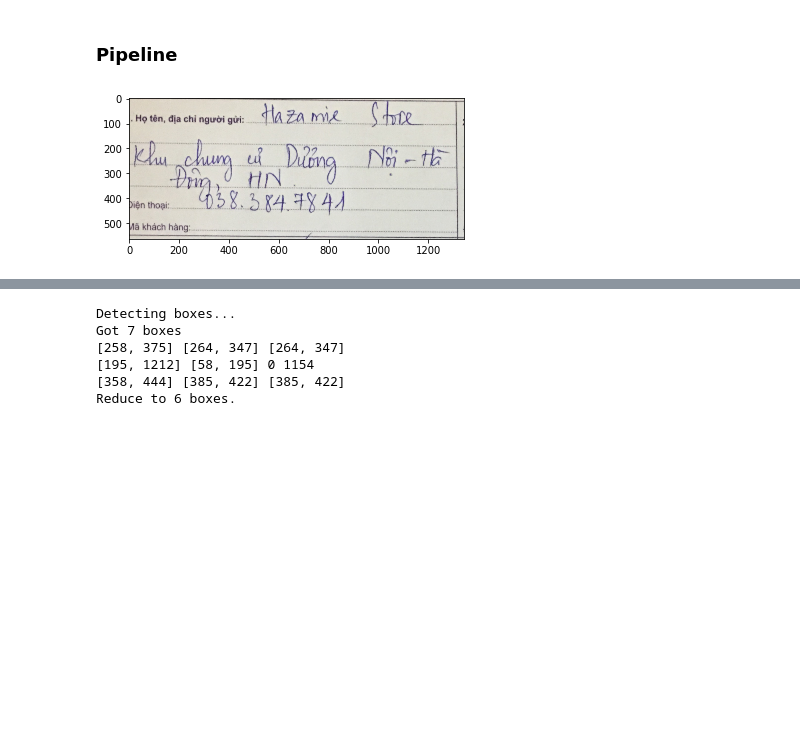
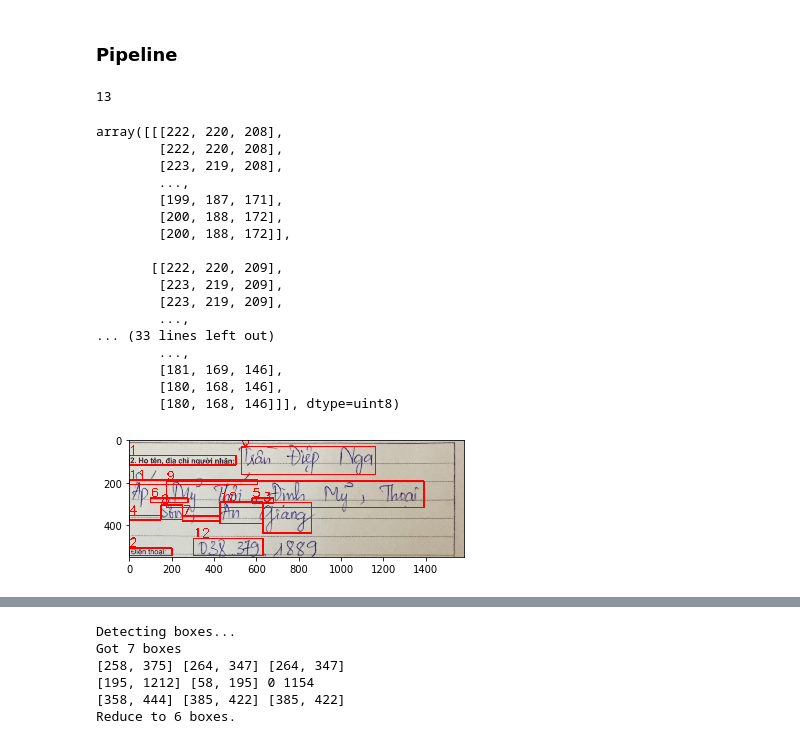
Before and after one commit to bpechcorp/emsregisterform, a Jupyter notebook: ctpn/Merge boxes.ipynb, the cells around one changed output, grey strips where cells are left out. Saved outputs shown, nothing was run; the diff lists cells and outputs as text; code cells hidden in the pictures; blank space fills up the shorter version.

Commit message:
Update merge boxes.:

```diff
--- a/ctpn/Merge boxes.ipynb
+++ b/ctpn/Merge boxes.ipynb
@@ -77,7 +77,3 @@ class LineDetector(object):
         return self.run_image(img_arr)
 # %%
 line_detector = LineDetector()
-# %%
-fname = '001.png'
-list_box = line_detector.run_file(fname)
-print (list_box)
@@ -193,4 +132,18 @@ def draw_boxes(image, boxes):
 # %%
+def draw_boxes(image, boxes):
+    for i in range(len(boxes)):
+        (x, y) = (boxes[i][0], boxes[i][1])
+        (w, h) = (boxes[i][2], boxes[i][3])
+
+        cv2.rectangle(image, (x, y), (w, h), red, 5)
+        cv2.putText(image, str(i), (x, y - 5), cv2.FONT_HERSHEY_SIMPLEX,
+                    2, red, 4)
+
+    plot_img(image)
+
+    return image
+
+
 def overlap(x0, x1):
     olap = [0] * 2
 
@@ -200,7 +153,7 @@ def overlap(x0, x1):
     olap[0] = max(x0[0], x1[0])
     olap[1] = min(x0[1], x1[1])
 
-    print(x0, x1, olap)
+#     print(x0, x1, olap)
 
     return len_x(*olap) * 1. / max(len_x(x0[0], x1[1]), len_x(x0[1], x1[0]))
 
@@ -253,3 +206,24 @@ def join_all_boxes(list_box):
             i += 2
 
     return ret_boxes
+
+
+def join_all_boxes(list_box):
+    boxes = list_box.copy()
+
+    # sort by x[1]
+    boxes = sorted(boxes, key=lambda x: x[1])
+    ret_boxes = []
+    ret_boxes.append(boxes[0])
+
+    for i in range(len(boxes) - 1):
+        if olap_box(ret_boxes[-1], boxes[i + 1]) > 0.6:
+            box = ret_boxes.pop()
+            box = join_box(box, boxes[i + 1])
+            ret_boxes.append(box)
+        else:
+            ret_boxes.append(boxes[i + 1])
+
+    return ret_boxes
+
+boxes = join_all_boxes(list_box)
@@ -302,10 +287,32 @@ def boxes_pipeline(fname, line_detector=line_detector):
 # %%
 list_box = line_detector.run_file(fname)
+# %%
+len(list_box)
+# %% [output]
+13
 # %%
 img = read_rgb(fname)
-plot_img(img)
+
+draw_boxes(img, list_box)
 # %% [output]
+array([[[222, 220, 208],
+        [222, 220, 208],
+        [223, 219, 208],
+        ...,
+        [199, 187, 171],
+        [200, 188, 172],
+        [200, 188, 172]],
+
+       [[222, 220, 209],
+        [223, 219, 209],
+        [223, 219, 209],
+        ...,
+... (33 lines left out)
+        ...,
+        [181, 169, 146],
+        [180, 168, 146],
+        [180, 168, 146]]], dtype=uint8)
-[figure, old version]
+[figure, new version]
 # %%
 # Refine boxes
 img = read_rgb(fname)
```
Also changed, not shown: parts of 20 cells of this notebook, 2 other files.
